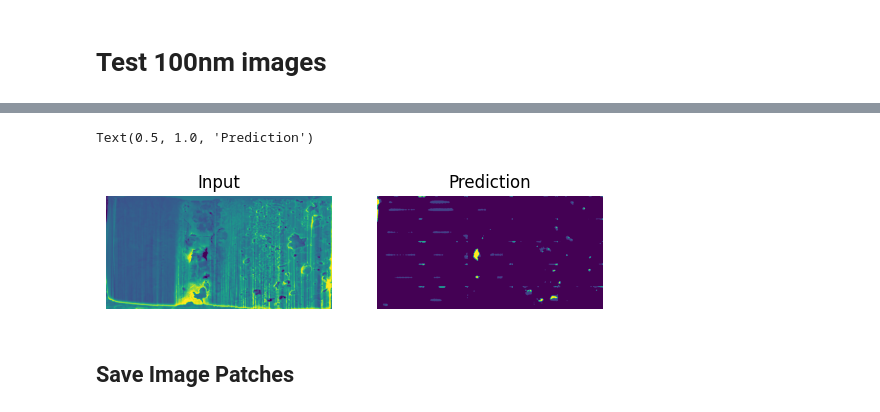
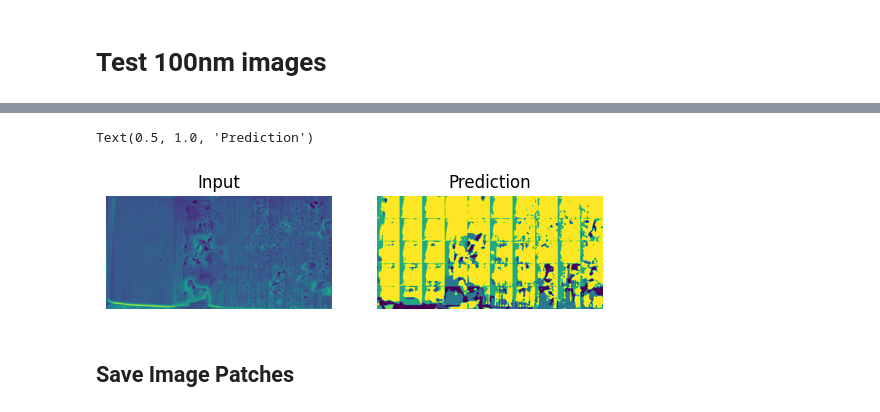
Before and after one commit to Wazhee/PBMC, a Jupyter notebook: test.ipynb, the cells around one changed output, grey strips where cells are left out. Saved outputs shown, nothing was run; the diff lists cells and outputs as text; code cells hidden in the pictures.

```diff
--- a/test.ipynb
+++ b/test.ipynb
@@ -60,4 +60,4 @@ from tqdm import tqdm
 
 attention = "../results/models/EPOCHS100_ATTENTION_categorical_crossentropy_esFalse_augTrue/attention.hdf5"
 residual = "../results/models/EPOCHS100_RESIDUAL_categorical_crossentropy_esFalse_augTrue/residual.hdf5"
-unet = "../results/models/EPOCHS100_UNET_dice_crossentropy_esFalse_augTrue/unet.hdf5"
+unet = "../results/models/EPOCHS300_UNET_focal_esFalse_augTrue/unet.hdf5"
@@ -68,9 +72,13 @@ impaths, mkpaths = [im for im in impaths if ".tif" in im], [im for im in mkpaths
 # %% [markdown]
 # Load Test Images
 # %%
+from skimage.exposure import match_histograms
+from tensorflow.keras.utils import normalize
+
 # load reference
-
-src_100nm = "../datasets/100nm/Images/Aligned SEM Images/"
+ref = cv2.imread("../datasets/FIB Tomography/images/SEM Image - SliceImage - 121.tif",0)
+src_100nm = "../datasets/FIB Tomography/images/"
 im_100nm = [im for im in os.listdir(src_100nm) if ".tif" in im][:10]
-test_images = np.array([cv2.resize(cv2.imread(src_100nm+im,0)/255.0, (1280,640), interpolation=cv2.INTER_NEAREST) for im in im_100nm])
-test_images.shape
+test_images = np.array([cv2.resize(cv2.imread(src_100nm+im,0), (1280,640), interpolation=cv2.INTER_NEAREST) for im in im_100nm])
+ # Normalize datasets
+test_images = normalize(test_images, axis=1)
@@ -177,7 +180,7 @@ plt.imshow(reconstructed_image)
 # Load model
 # %%
 n_classes = 6
-IMG_HEIGHT,IMG_WIDTH,IMG_CHANNELS = 128, 256, 1
+IMG_HEIGHT,IMG_WIDTH,IMG_CHANNELS = 128, 128, 1
 # %%
 def get_model():
     return multi_unet_model(n_classes=n_classes, IMG_HEIGHT=IMG_HEIGHT, IMG_WIDTH=IMG_WIDTH, IMG_CHANNELS=IMG_CHANNELS)
@@ -254,18 +242,17 @@ def unpatchify(patches):
 # %%
-idx = 5
-X_test = test_im_patches[idx]
-y_pred=model.predict(X_test)
+from tensorflow.keras.utils import to_categorical
+
+X_test = test_im_patches[0]
+y_pred=model.predict(X_test)  # Get Model Prediction
 y_pred_argmax=np.argmax(y_pred, axis=3) # combine prediction to single image
 pred = np.expand_dims(y_pred_argmax,axis=3)
-print(pred.shape)
-img = np.expand_dims(X_test,axis=3)
+X_test = np.expand_dims(X_test,axis=3)
 if(X_test.shape[1] < 256):
-    img,msk = unpatchify(img), unpatchify(pred) # unpatchify target and prediction
-#     msk = unpatchify(pred)
-    #target, predicted = to_categorical(gt, num_classes=n_classes), to_categorical(msk, num_classes=n_classes) # split classes
+    img,msk = unpatch(X_test),unpatch(pred) # unpatchify target and prediction
+    predicted = to_categorical(msk, num_classes=n_classes) # split classes
 else:
-    img,msk = X_test[0,:,:,0],pred[0,:,:,0]
-#     target, predicted = y_test, pred
+    img,gt,msk = X_test[0,:,:,0],y_test[0,:,:,0],pred[0,:,:,0]
+    target, predicted = y_test, pred
 
 plt.subplot(221);plt.imshow(img);plt.axis(False);plt.title("Input")
 plt.subplot(222);plt.imshow(msk);plt.axis(False);plt.title("Prediction")
@@ -275,5 +261,5 @@ plt.subplot(222);plt.imshow(msk);plt.axis(False);plt.title("Prediction")
 Text(0.5, 1.0, 'Prediction')
-[figure, old version]
+[figure, new version]
 # %% [markdown]
 ## Save Image Patches
 # %%
```
Also changed, not shown: parts of 7 cells of this notebook.
